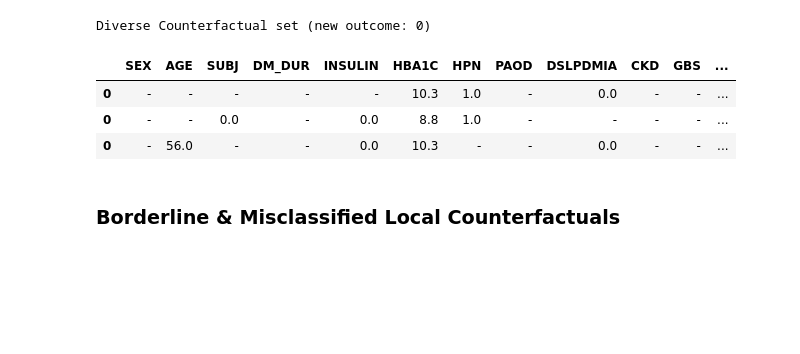
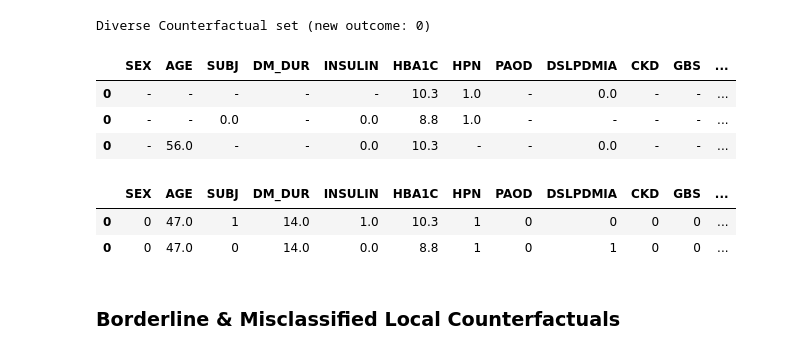
Before and after one commit to acbriza/dpn2026, a Jupyter notebook: module/counterfactuals.ipynb, the cells around one changed output. Saved outputs shown, nothing was run; the diff lists cells and outputs as text; code cells hidden in the pictures; blank space fills up the shorter version.

```diff
--- a/module/counterfactuals.ipynb
+++ b/module/counterfactuals.ipynb
@@ -262,7 +258,8 @@ instance_permitted_range = cf.get_local_permitted_range(
 # %% [markdown]
 ##### Generate 5 Sample Local Counterfactuals for Patient 40
 # %%
-cf.generate_sample_local_cf_with_permitted_range(dfXy, dexp, query_instance, instance_permitted_range, config.model.name, CFs=3)
+e1 = cf.generate_sample_local_cf_with_permitted_range(dfXy, dexp, query_instance, instance_permitted_range, config, CFs=3)
+e1_cfdf = e1.cf_examples_list[0].final_cfs_df
 # %% [output]
 generating counterfactuals for the CatBoost model
 Query instance (original outcome : 1)
@@ -273,5 +270,11 @@ Diverse Counterfactual set (new outcome: 0)
 | 0 | - | - | - | - | - | 10.3 | 1.0 | - | 0.0 | - | - | ... |
 | 0 | - | - | 0.0 | - | 0.0 | 8.8 | 1.0 | - | - | - | - | ... |
 | 0 | - | 56.0 | - | - | 0.0 | 10.3 | - | - | 0.0 | - | - | ... |
+# %%
+e1_cfdf.head(2)
+# %% [output]
+|  | SEX | AGE | SUBJ | DM_DUR | INSULIN | HBA1C | HPN | PAOD | DSLPDMIA | CKD | GBS | ... |
+| 0 | 0 | 47.0 | 1 | 14.0 | 1.0 | 10.3 | 1 | 0 | 0 | 0 | 0 | ... |
+| 0 | 0 | 47.0 | 0 | 14.0 | 0.0 | 8.8 | 1 | 0 | 1 | 0 | 0 | ... |
 # %% [markdown]
 ### Borderline & Misclassified Local Counterfactuals
```
Also changed, not shown: parts of 34 cells of this notebook, 1 other file.
